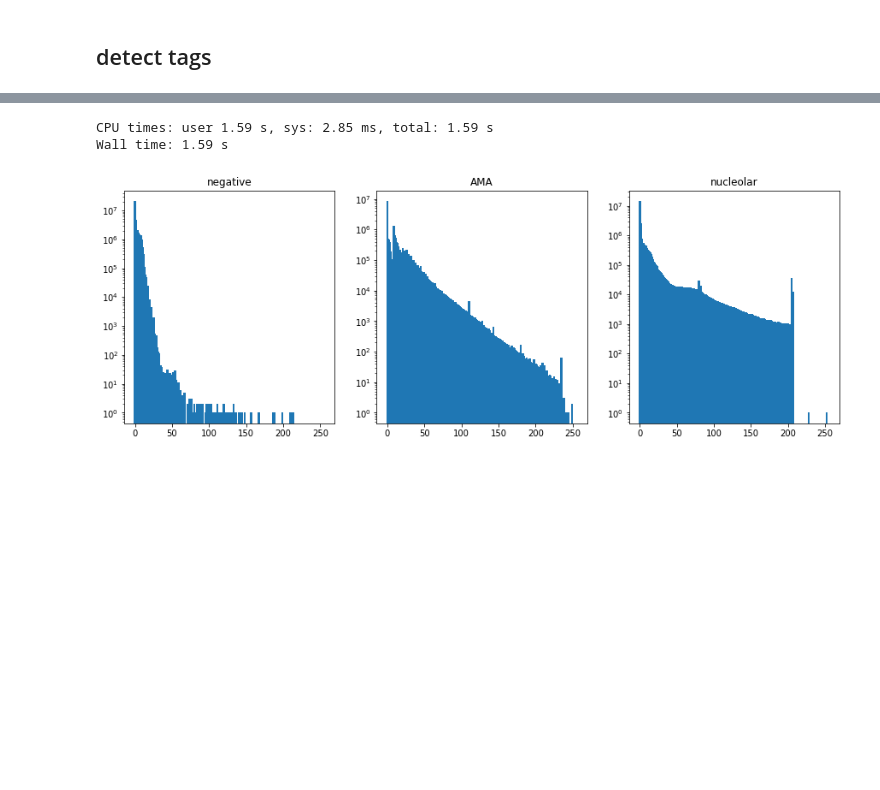
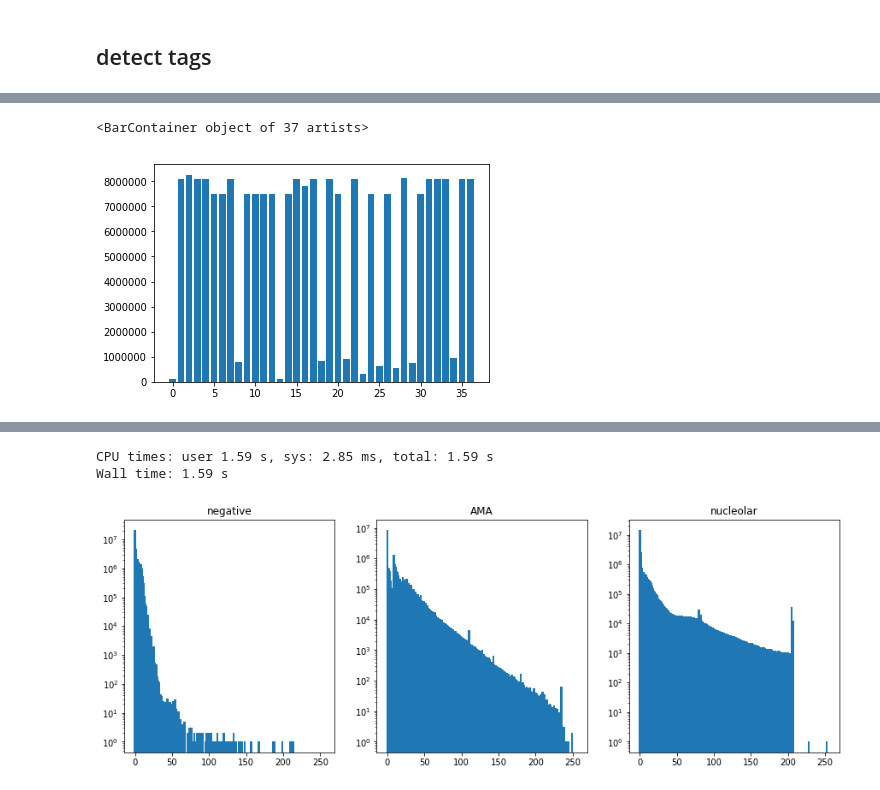
Before and after one commit to mszpyrka/AGH-AntinuclearAntibodiesClassification, a Jupyter notebook: preprocessing/files-cleaning.ipynb, the cells around one changed output, grey strips where cells are left out. Cells and saved outputs as stored; diff of their text form; code cells hidden in the pictures; blank space fills up the shorter version.

```diff
--- a/preprocessing/files-cleaning.ipynb
+++ b/preprocessing/files-cleaning.ipynb
@@ -138,0 +143,6 @@ max_val, max_loc
+# %%
+maxes = np.array([np.amax(im) for im in tags_detection])
+plt.bar(np.arange(len(maxes)), maxes)
+# %% [output]
+<BarContainer object of 37 artists>
+[figure, added]
```
Also changed, not shown: parts of 12 cells of this notebook.
